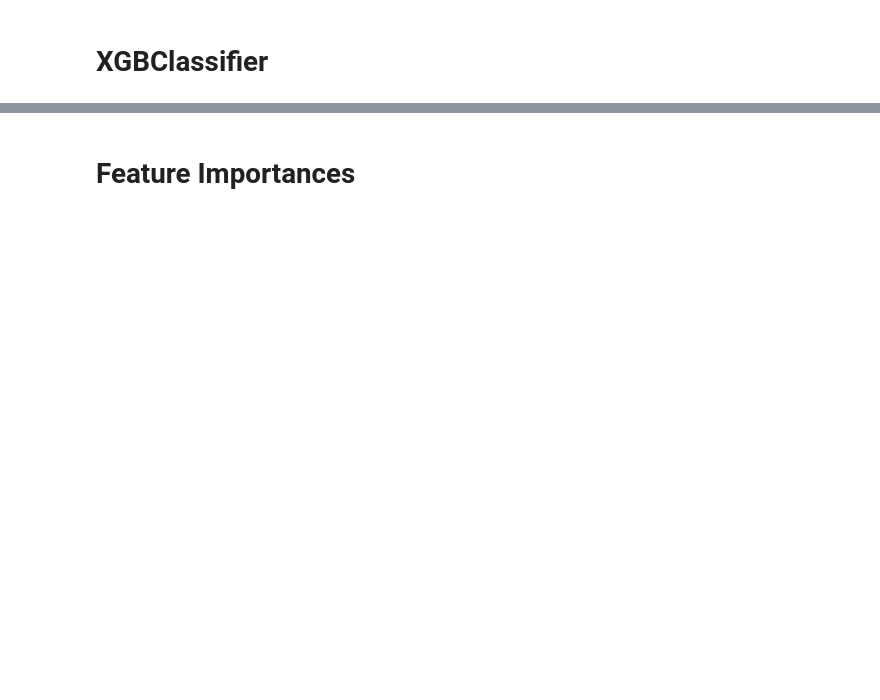
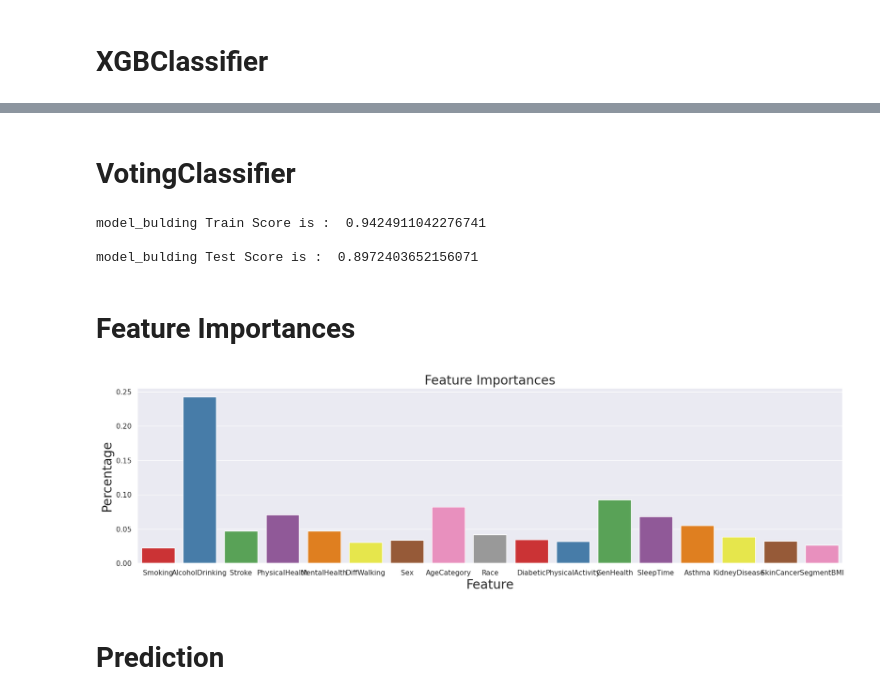
Before and after one commit to abo7adeed/Data_Science_Project, a Jupyter notebook: heart-diseases.ipynb, the cells around one changed output, grey strips where cells are left out. Cells and saved outputs as stored; diff of their text form; code cells hidden in the pictures; blank space fills up the shorter version.

```diff
--- a/heart-diseases.ipynb
+++ b/heart-diseases.ipynb
@@ -360,6 +824,24 @@ xgb_classifier=model1.model(xgb.XGBClassifier(max_depth=35))
+# %% [markdown]
+# VotingClassifier
 # %%
 VotingClassifierModel=model1.model(VotingClassifier(estimators=[('model_RandomForest',model_RandomForest),
                                                                 ('model_DecisionTree',model_DecisionTree),
+                                                                ('GBCModel',GBCModel),('KNNModel',KNNModel),
                                                                 ('xgb_classifier',xgb_classifier)], voting='hard'))
+# %% [output]
+model_bulding Train Score is :  0.9424911042276741
+
+model_bulding Test Score is :  0.8972403652156071
 # %% [markdown]
 # Feature Importances
+# %%
+plt.figure(figsize=(20,5))
+sns.barplot(x=key,y=xgb_classifier.feature_importances_,palette='Set1')
+plt.title('Feature Importances',fontsize=20)
+plt.xlabel('Feature',fontsize=20)
+plt.ylabel('Percentage',fontsize=20)
+plt.show()
+# %% [output]
+[figure, added]
+# %% [markdown]
+# Prediction
```
Also changed, not shown: parts of 96 cells of this notebook.
